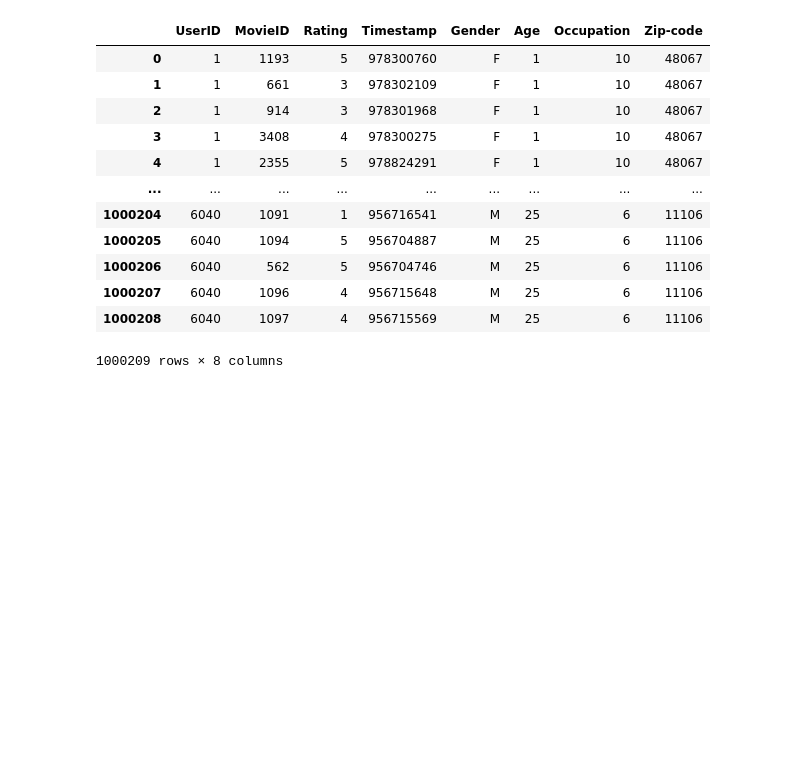
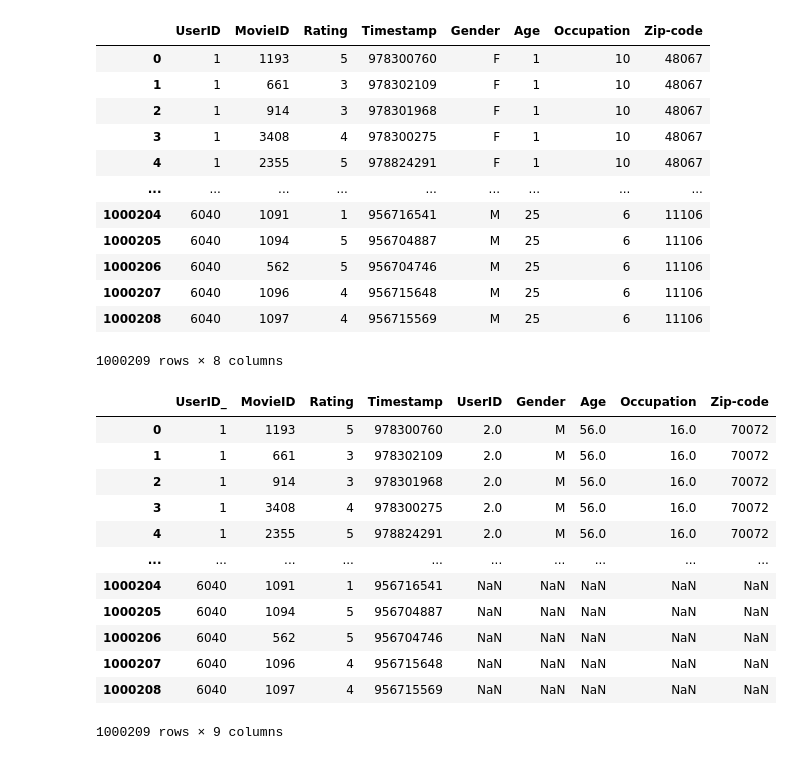
Before and after one commit to Hyewon97/dataanalysis, a Jupyter notebook: p405_pandas_영화추천.ipynb, the cells around one changed output. Cells and saved outputs as stored; diff of their text form; code cells hidden in the pictures; blank space fills up the shorter version.

```diff
--- a/p405_pandas_영화추천.ipynb
+++ b/p405_pandas_영화추천.ipynb
@@ -437,3 +437,22 @@ ratings.join(other=users.set_index('UserID'), on ='UserID')
 | 1000207 | 6040 | 1096 | 4 | 956715648 | M | 25 | 6 | 11106 |
 | 1000208 | 6040 | 1097 | 4 | 956715569 | M | 25 | 6 | 11106 |
 1000209 rows × 8 columns
+# %%
+# users에 UserID column이 있는 상태로 join하면 UserID라는 이름의 column이
+# 양쪽 모두에 존재하기 때문에 Error발생
+# rsuffix옵션으로 이름을 바꿔서 해결한다.
+ratings.join(users, 'UserID', lsuffix='_')
+# %% [output]
+|  | UserID_ | MovieID | Rating | Timestamp | UserID | Gender | Age | Occupation | Zip-code |
+| 0 | 1 | 1193 | 5 | 978300760 | 2.0 | M | 56.0 | 16.0 | 70072 |
+| 1 | 1 | 661 | 3 | 978302109 | 2.0 | M | 56.0 | 16.0 | 70072 |
+| 2 | 1 | 914 | 3 | 978301968 | 2.0 | M | 56.0 | 16.0 | 70072 |
+| 3 | 1 | 3408 | 4 | 978300275 | 2.0 | M | 56.0 | 16.0 | 70072 |
+| 4 | 1 | 2355 | 5 | 978824291 | 2.0 | M | 56.0 | 16.0 | 70072 |
+| ... | ... | ... | ... | ... | ... | ... | ... | ... | ... |
+| 1000204 | 6040 | 1091 | 1 | 956716541 | NaN | NaN | NaN | NaN | NaN |
+| 1000205 | 6040 | 1094 | 5 | 956704887 | NaN | NaN | NaN | NaN | NaN |
+| 1000206 | 6040 | 562 | 5 | 956704746 | NaN | NaN | NaN | NaN | NaN |
+| 1000207 | 6040 | 1096 | 4 | 956715648 | NaN | NaN | NaN | NaN | NaN |
+| 1000208 | 6040 | 1097 | 4 | 956715569 | NaN | NaN | NaN | NaN | NaN |
+1000209 rows × 9 columns
```
Also changed, not shown: parts of 53 cells of this notebook, 5 other files.
